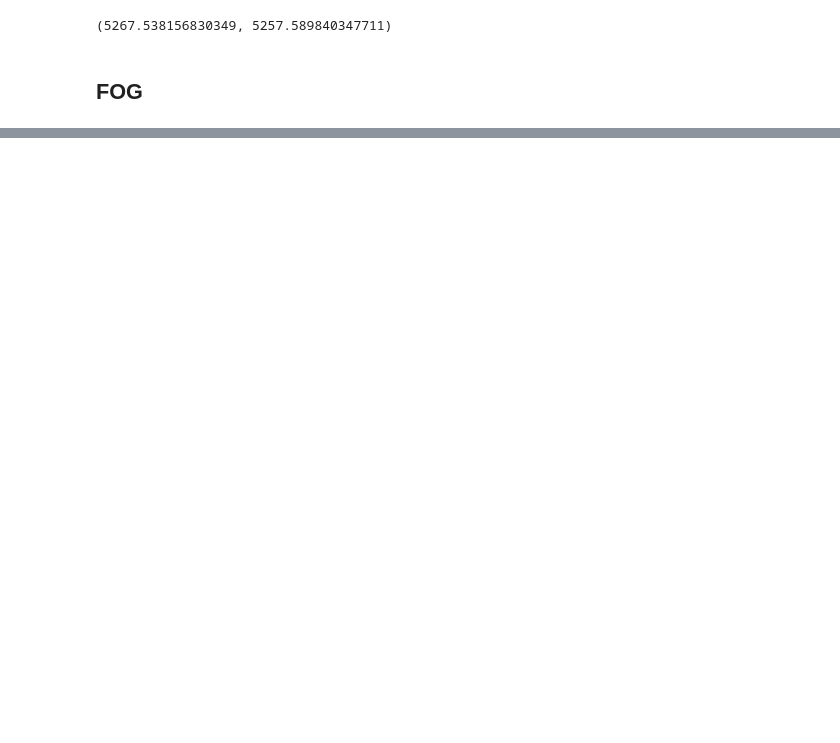
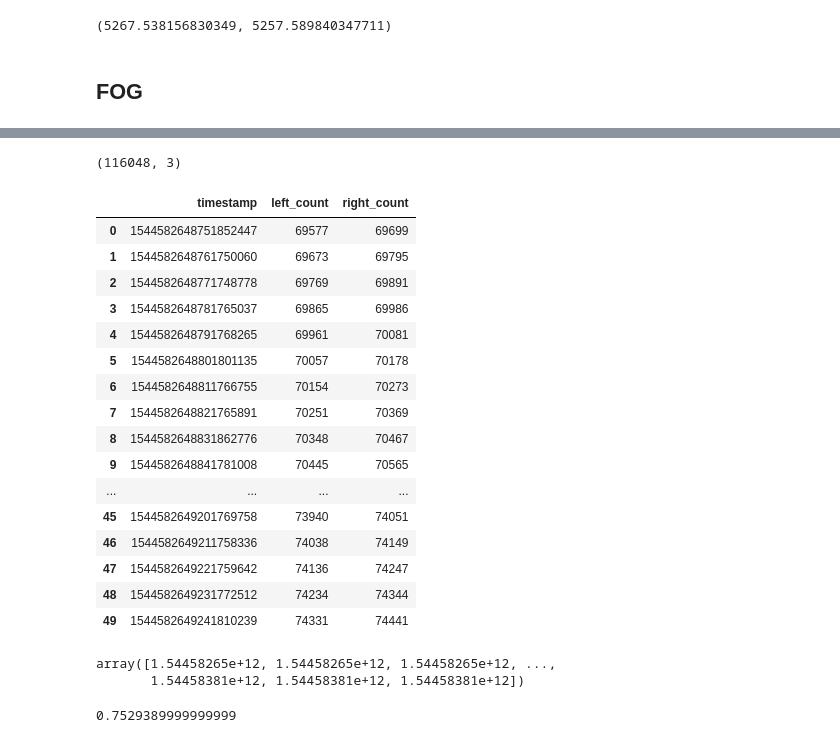
Before and after one commit to yifanwu2828/Particle-Filter-SLAM, a Jupyter notebook: code/data/exploreData.ipynb, the cells around one changed output, grey strips where cells are left out. Cells and saved outputs as stored; diff of their text form; code cells hidden in the pictures; blank space fills up the shorter version.

Commit message:
add fog_df, encoder_df

```diff
--- a/code/data/exploreData.ipynb
+++ b/code/data/exploreData.ipynb
@@ -176,0 +194,33 @@ fog_data.head(10)
+# %%
+print(encoder_data.shape)
+encoder_data.head(50)
+# %% [output]
+(116048, 3)
+|  | timestamp | left_count | right_count |
+| 0 | 1544582648751852447 | 69577 | 69699 |
+| 1 | 1544582648761750060 | 69673 | 69795 |
+| 2 | 1544582648771748778 | 69769 | 69891 |
+| 3 | 1544582648781765037 | 69865 | 69986 |
+| 4 | 1544582648791768265 | 69961 | 70081 |
+| 5 | 1544582648801801135 | 70057 | 70178 |
+| 6 | 1544582648811766755 | 70154 | 70273 |
+| 7 | 1544582648821765891 | 70251 | 70369 |
+| 8 | 1544582648831862776 | 70348 | 70467 |
+| 9 | 1544582648841781008 | 70445 | 70565 |
+| ... | ... | ... | ... |
+| 45 | 1544582649201769758 | 73940 | 74051 |
+| 46 | 1544582649211758336 | 74038 | 74149 |
+| 47 | 1544582649221759642 | 74136 | 74247 |
+| 48 | 1544582649231772512 | 74234 | 74344 |
+| 49 | 1544582649241810239 | 74331 | 74441 |
+# %%
+fog =np.round(np.array(fog_data["timestamp"])/1000000)
+#%(19-6) == 1
+fog
+# %% [output]
+array([1.54458265e+12, 1.54458265e+12, 1.54458265e+12, ...,
+       1.54458381e+12, 1.54458381e+12, 1.54458381e+12])
+# %%
+(1544582648751852447-1544582648751099508)*1e-6
+# %% [output]
+0.7529389999999999
```
Also changed, not shown: parts of 3 cells of this notebook, 1 other file.
